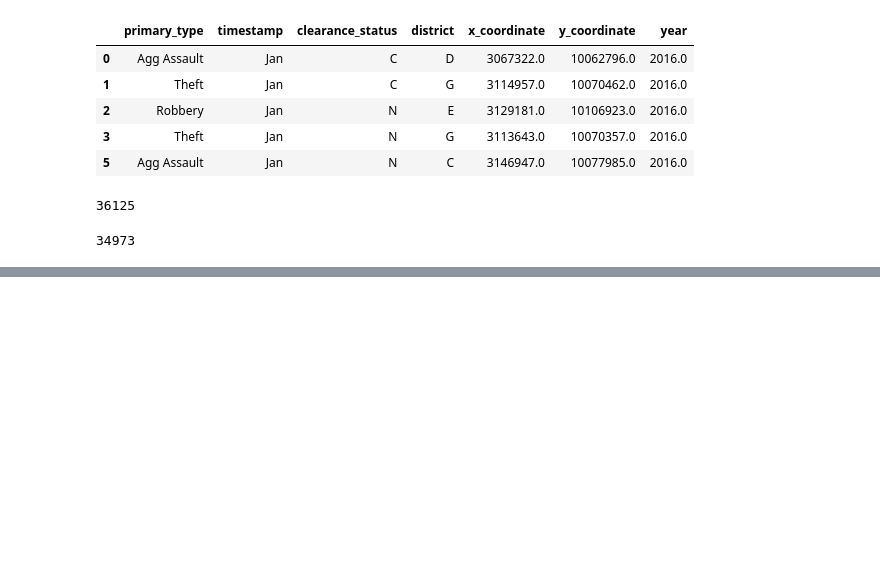
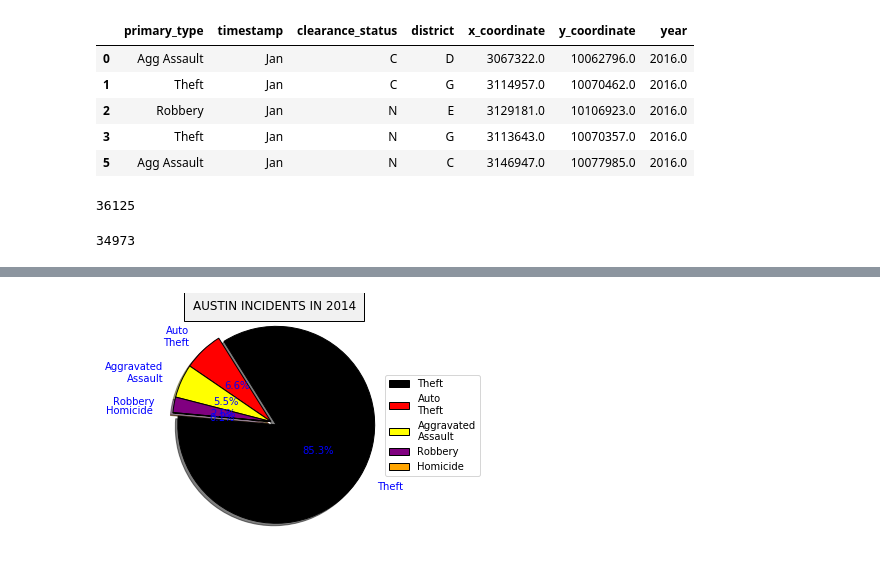
Before and after one commit to shruthieg/Austin-Crime-Data-Analytics, a Jupyter notebook: Project_1_Data_cleanse.ipynb, the cells around one changed output, grey strips where cells are left out. Drawn from its saved outputs; the diff is of its cells as text; code cells hidden in the pictures; blank space fills up the shorter version.

```diff
--- a/Project_1_Data_cleanse.ipynb
+++ b/Project_1_Data_cleanse.ipynb
@@ -177,0 +213,17 @@ print(crime_data_merge_final["year"].value_counts())
+# %%
+ # PIE CHART PLOTTING OF ALL CRIMES IN AUSTIN IN 2014
+incident_type_2014 = ['Theft','Auto\nTheft', 'Aggravated\nAssault', 'Robbery', 'Homicide']
+values = [28143, 2162, 1827, 839, 25]
+colors = ["Black", "red", "yellow", "purple","orange"]
+#plt.legend(incident_type_2014, title="INCIDENT TYPES",loc="upper right")
+plt.title("AUSTIN INCIDENTS IN 2014",bbox={'facecolor':'15', 'pad':8})
+#only explode theft slice(1st)
+explode=(0.05,0,0,0,0)
+pie=plt.pie(values,labels=incident_type_2014,explode=explode,colors=colors,
+         autopct="%0.1f%%", shadow=True, startangle=175, pctdistance=0.5,
+        labeldistance=1.2,radius=0.8,textprops={"color":"b"},wedgeprops = { 'linewidth': 1, "edgecolor" :"k" })
+plt.legend(pie[0],incident_type_2014, bbox_to_anchor=(1,0.5), loc="right",bbox_transform=plt.gcf().transFigure)
+plt.axis("equal")
+plt.show()
+# %% [output]
+[figure, added]
```
Also changed, not shown: parts of 16 cells of this notebook.
